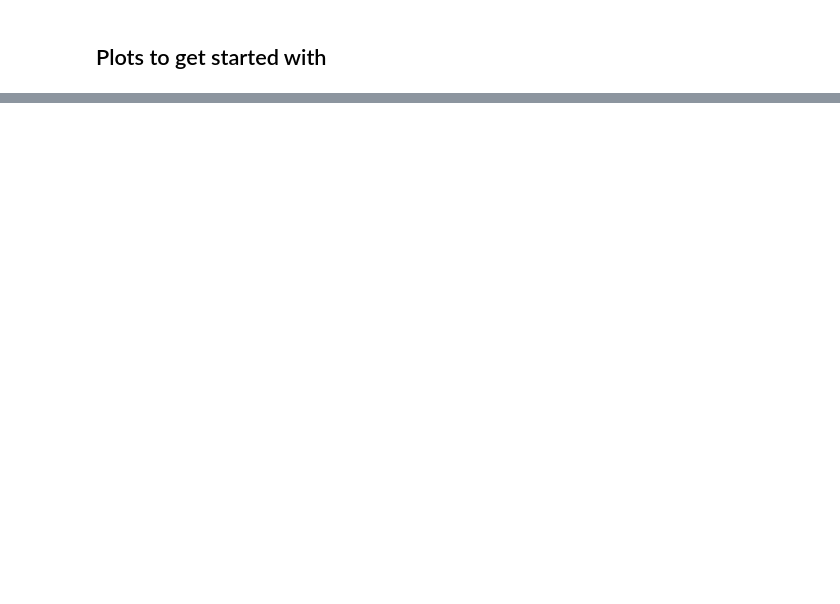
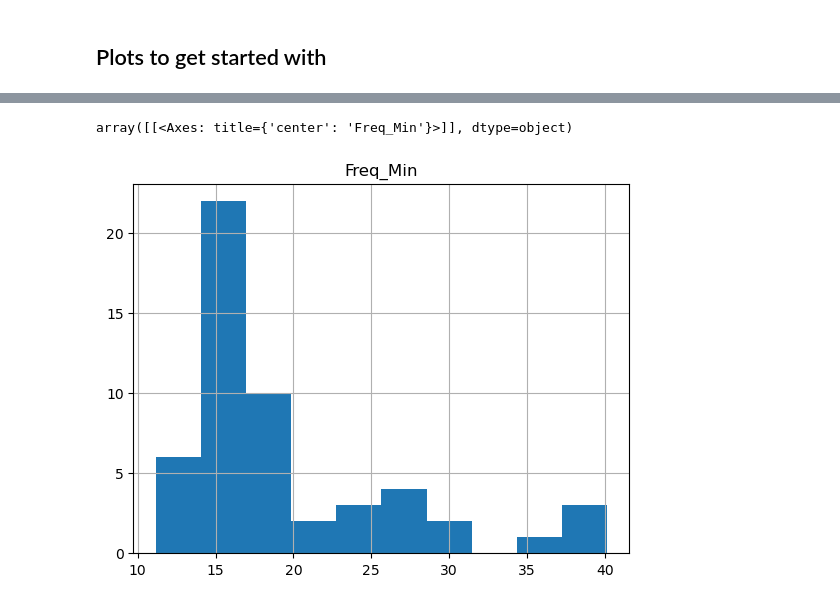
Before and after one commit to diba-lab/NeuroPy, a Jupyter notebook: notebooks/Analyze_USV_data.ipynb, the cells around one changed output, grey strips where cells are left out. Drawn from its saved outputs; the diff is of its cells as text; code cells hidden in the pictures; blank space fills up the shorter version.

```diff
--- a/notebooks/Analyze_USV_data.ipynb
+++ b/notebooks/Analyze_USV_data.ipynb
@@ -85,2 +99,6 @@ usv_df[usv_df['Duration'] > 0.1]
 # %%
 # Plot histogram of call min and max frequencies
+usv_accept_df.hist(column='Freq_Min')
+# %% [output]
+array([[<Axes: title={'center': 'Freq_Min'}>]], dtype=object)
+[figure, added]
```
Also changed, not shown: parts of 11 cells of this notebook.
